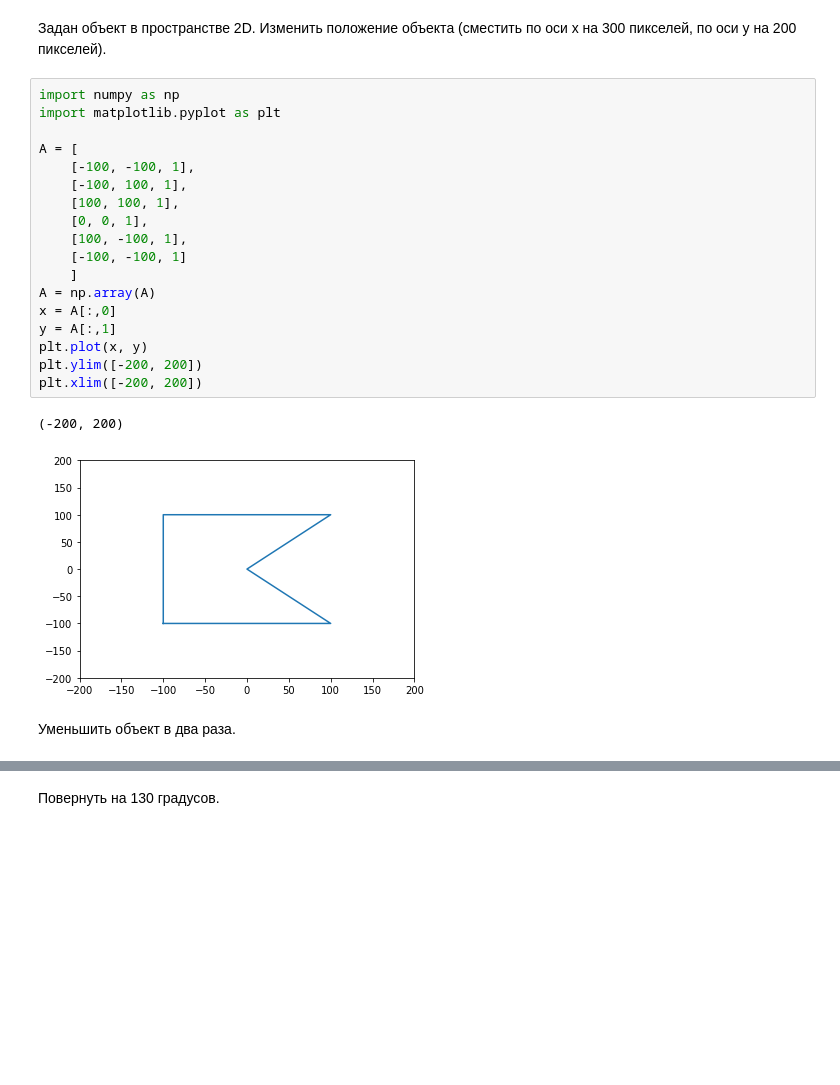
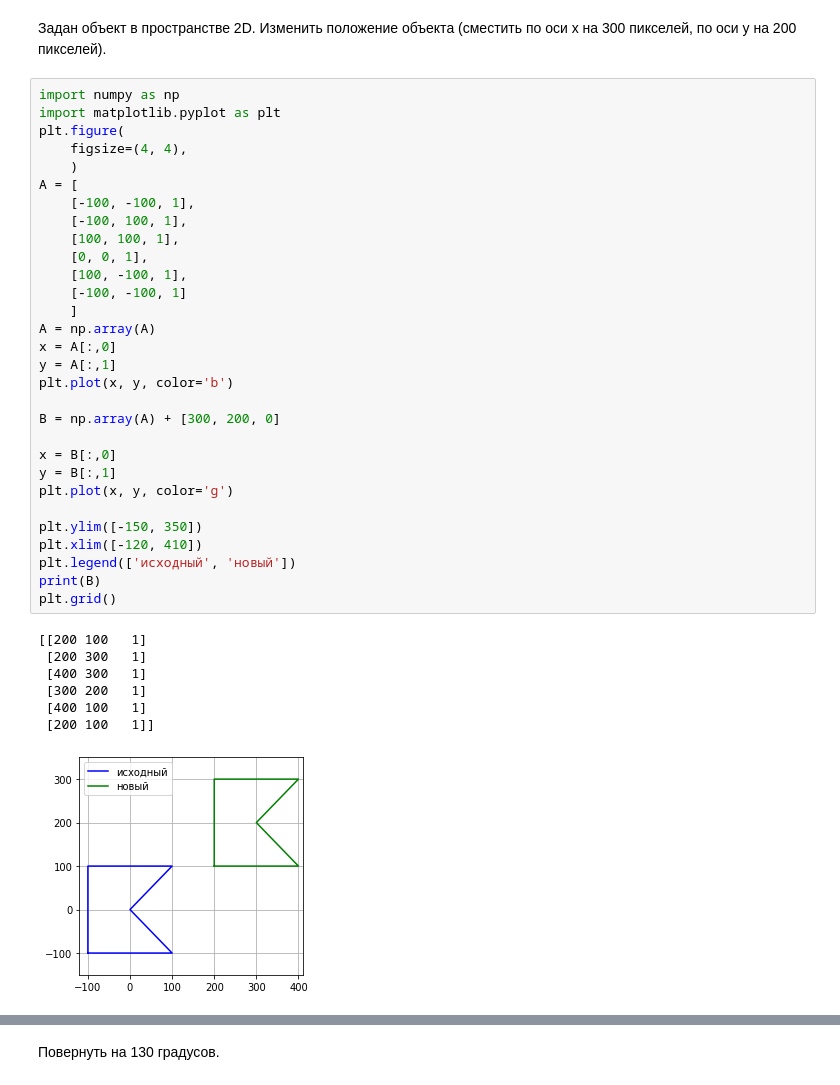
Before and after one commit to ValeriaSchtein/MDS, a Jupyter notebook: HW_mds_5/dz_1.ipynb, the cells around one changed output, grey strips where cells are left out. Saved outputs shown, nothing was run; the diff lists cells and outputs as text; blank space fills up the shorter version.

```diff
--- a/HW_mds_5/dz_1.ipynb
+++ b/HW_mds_5/dz_1.ipynb
@@ -52,23 +110,38 @@ len(df.columns)
 # %%
 import numpy as np
 import matplotlib.pyplot as plt
-
+plt.figure(
+    figsize=(4, 4),
+    )
 A = [
     [-100, -100, 1],
     [-100, 100, 1],
     [100, 100, 1],
     [0, 0, 1],
     [100, -100, 1],
     [-100, -100, 1]
     ]
 A = np.array(A)
 x = A[:,0]
 y = A[:,1]
-plt.plot(x, y)
-plt.ylim([-200, 200])
-plt.xlim([-200, 200])
+plt.plot(x, y, color='b')
+
+B = np.array(A) + [300, 200, 0]
+
+x = B[:,0]
+y = B[:,1]
+plt.plot(x, y, color='g')
+
+plt.ylim([-150, 350])
+plt.xlim([-120, 410])
+plt.legend(['исходный', 'новый'])
+print(B)
+plt.grid()
 # %% [output]
-(-200, 200)
+[[200 100   1]
+ [200 300   1]
+ [400 300   1]
+ [300 200   1]
+ [400 100   1]
+ [200 100   1]]
-[figure, old version]
+[figure, new version]
-# %% [markdown]
-Уменьшить объект в два раза.
```
Also changed, not shown: parts of 15 cells of this notebook.
